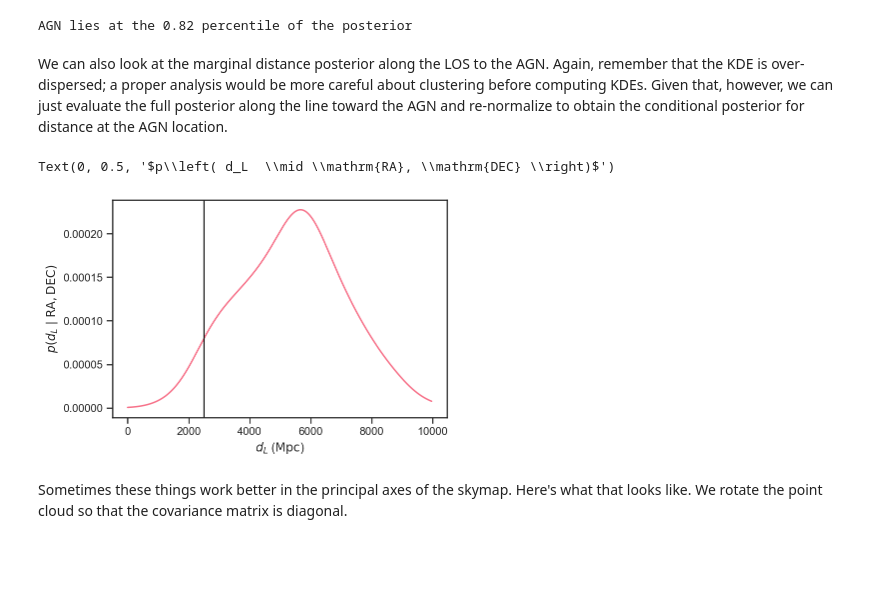
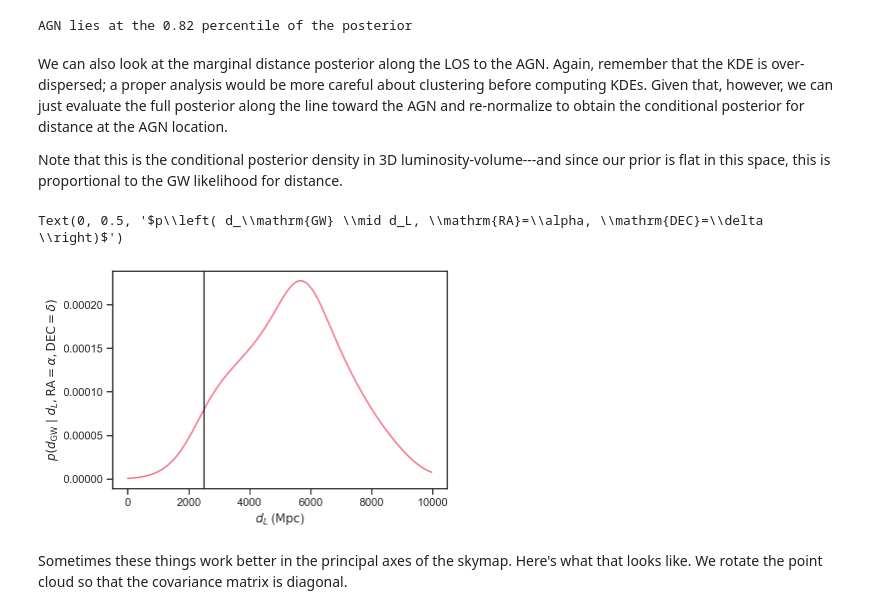
Before and after one commit to farr/GW190521Sky, a Jupyter notebook: CounterpartSky.ipynb, the cells around one changed output. Cells and saved outputs as stored; diff of their text form; code cells hidden in the pictures; blank space fills up the shorter version.

```diff
--- a/CounterpartSky.ipynb
+++ b/CounterpartSky.ipynb
@@ -96,6 +93,8 @@ print('AGN lies at the {:.2f} percentile of the posterior'.format(count_nonzero(
 AGN lies at the 0.82 percentile of the posterior
 # %% [markdown]
 We can also look at the marginal distance posterior along the LOS to the AGN.  Again, remember that the KDE is over-dispersed; a proper analysis would be more careful about clustering before computing KDEs.  Given that, however, we can just evaluate the full posterior along the line toward the AGN and re-normalize to obtain the conditional posterior for distance at the AGN location.
+
+Note that this is the conditional posterior density in 3D luminosity-volume---and since our prior is flat in this space, this is proportional to the GW likelihood for distance.
 # %%
 r_counter = sqrt(dot(pt_counter, pt_counter))
 ds = linspace(0, 4*r_counter, 1024)
@@ -105,11 +104,11 @@ pdist /= trapz(pdist, ds)
 # %%
 plot(ds, pdist)
 axvline(r_counter, color='k')
 xlabel(r'$d_L$ ($\mathrm{Mpc}$)')
-ylabel(r'$p\left( d_L  \mid \mathrm{RA}, \mathrm{DEC} \right)$')
+ylabel(r'$p\left( d_\mathrm{GW} \mid d_L, \mathrm{RA}=\alpha, \mathrm{DEC}=\delta \right)$')
 # %% [output]
-Text(0, 0.5, '$p\\left( d_L  \\mid \\mathrm{RA}, \\mathrm{DEC} \\right)$')
+Text(0, 0.5, '$p\\left( d_\\mathrm{GW} \\mid d_L, \\mathrm{RA}=\\alpha, \\mathrm{DEC}=\\delta \\right)$')
-[figure, old version]
+[figure, new version]
 # %% [markdown]
 Sometimes these things work better in the principal axes of the skymap.  Here's what that looks like.  We rotate the point cloud so that the covariance matrix is diagonal.
 # %%
```
Also changed, not shown: parts of 9 cells of this notebook.
